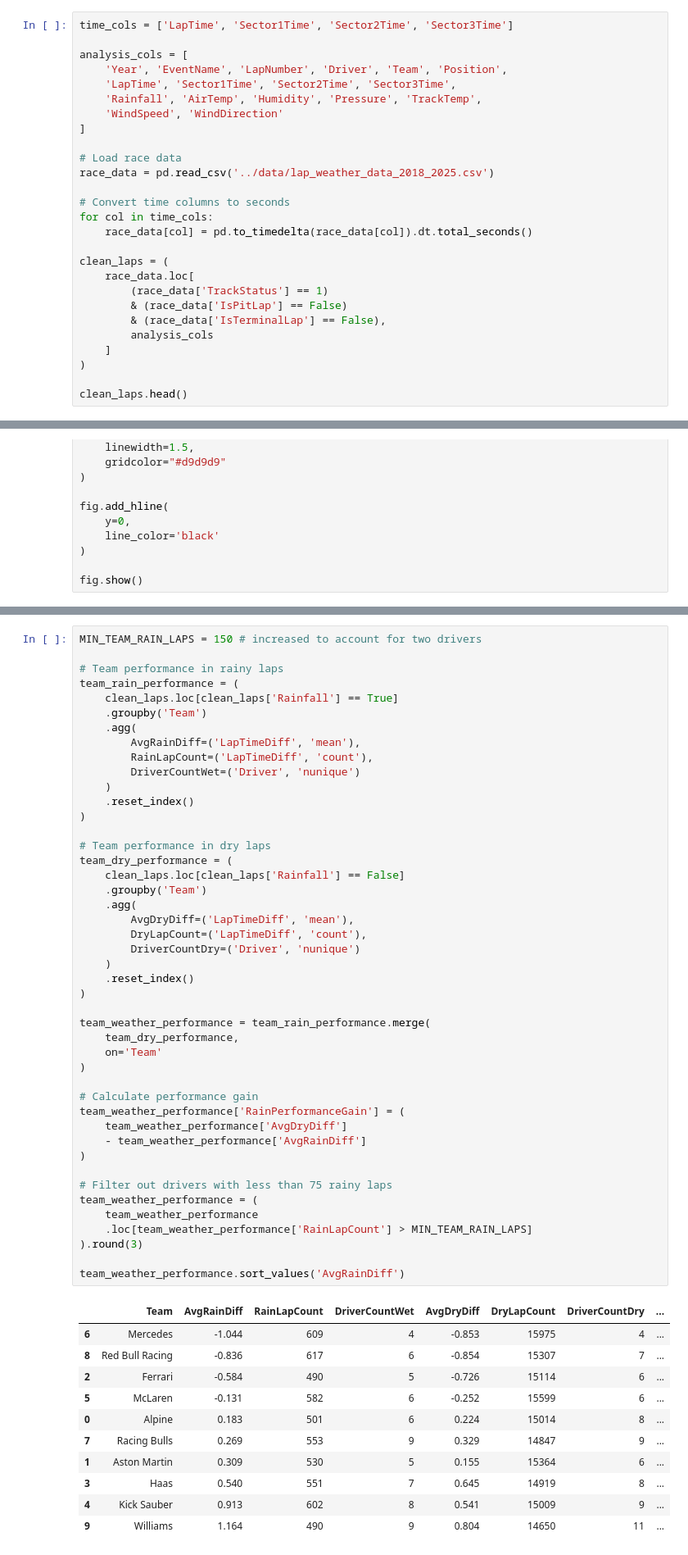
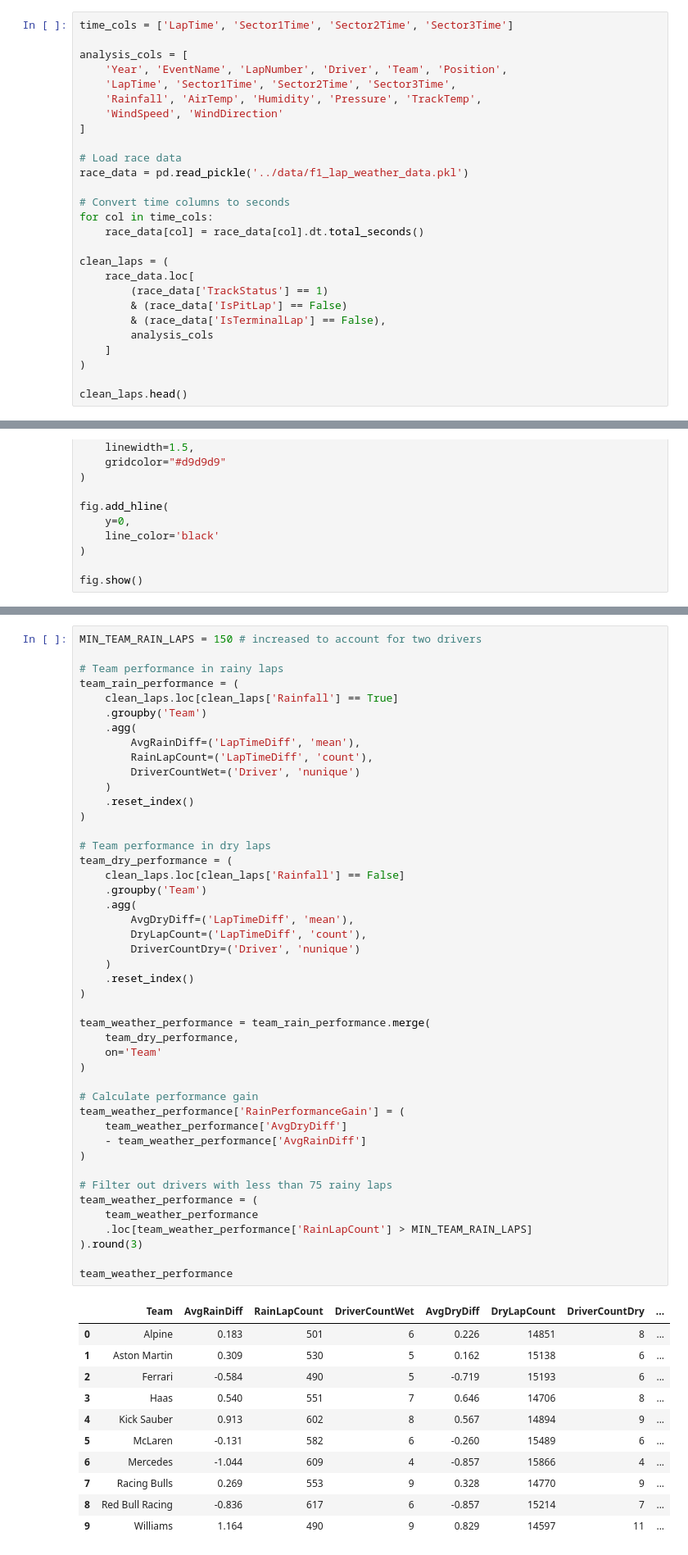
Before and after one commit to CodyRB24/mads-f1-analysis, a Jupyter notebook: notebooks/race_data_analysis.ipynb, the cells around one changed output, grey strips where cells are left out. Shown at 82% size. Cells and saved outputs as stored; diff of their text form.

```diff
--- a/notebooks/race_analysis.ipynb
+++ b/notebooks/race_data_analysis.ipynb
@@ -23,11 +23,11 @@ analysis_cols = [
 ]
 
 # Load race data
-race_data = pd.read_csv('../data/lap_weather_data_2018_2025.csv')
+race_data = pd.read_pickle('../data/f1_lap_weather_data.pkl')
 
 # Convert time columns to seconds
 for col in time_cols:
-    race_data[col] = pd.to_timedelta(race_data[col]).dt.total_seconds()
+    race_data[col] = race_data[col].dt.total_seconds()
 
 clean_laps = (
     race_data.loc[
@@ -444,41 +444,41 @@ team_rain_performance = (
 team_dry_performance = (
     clean_laps.loc[clean_laps['Rainfall'] == False]
     .groupby('Team')
     .agg(
         AvgDryDiff=('LapTimeDiff', 'mean'),
         DryLapCount=('LapTimeDiff', 'count'),
         DriverCountDry=('Driver', 'nunique')
     )
     .reset_index()
 )
 
 team_weather_performance = team_rain_performance.merge(
     team_dry_performance,
     on='Team'
 )
 
 # Calculate performance gain
 team_weather_performance['RainPerformanceGain'] = (
     team_weather_performance['AvgDryDiff']
     - team_weather_performance['AvgRainDiff']
 )
 
 # Filter out drivers with less than 75 rainy laps
 team_weather_performance = (
     team_weather_performance
     .loc[team_weather_performance['RainLapCount'] > MIN_TEAM_RAIN_LAPS]
 ).round(3)
 
-team_weather_performance.sort_values('AvgRainDiff')
+team_weather_performance
 # %% [output]
 |  | Team | AvgRainDiff | RainLapCount | DriverCountWet | AvgDryDiff | DryLapCount | DriverCountDry | ... |
-| 6 | Mercedes | -1.044 | 609 | 4 | -0.853 | 15975 | 4 | ... |
-| 8 | Red Bull Racing | -0.836 | 617 | 6 | -0.854 | 15307 | 7 | ... |
-| 2 | Ferrari | -0.584 | 490 | 5 | -0.726 | 15114 | 6 | ... |
-| 5 | McLaren | -0.131 | 582 | 6 | -0.252 | 15599 | 6 | ... |
-| 0 | Alpine | 0.183 | 501 | 6 | 0.224 | 15014 | 8 | ... |
-| 7 | Racing Bulls | 0.269 | 553 | 9 | 0.329 | 14847 | 9 | ... |
-| 1 | Aston Martin | 0.309 | 530 | 5 | 0.155 | 15364 | 6 | ... |
-| 3 | Haas | 0.540 | 551 | 7 | 0.645 | 14919 | 8 | ... |
-| 4 | Kick Sauber | 0.913 | 602 | 8 | 0.541 | 15009 | 9 | ... |
-| 9 | Williams | 1.164 | 490 | 9 | 0.804 | 14650 | 11 | ... |
+| 0 | Alpine | 0.183 | 501 | 6 | 0.226 | 14851 | 8 | ... |
+| 1 | Aston Martin | 0.309 | 530 | 5 | 0.162 | 15138 | 6 | ... |
+| 2 | Ferrari | -0.584 | 490 | 5 | -0.719 | 15193 | 6 | ... |
+| 3 | Haas | 0.540 | 551 | 7 | 0.646 | 14706 | 8 | ... |
+| 4 | Kick Sauber | 0.913 | 602 | 8 | 0.567 | 14894 | 9 | ... |
+| 5 | McLaren | -0.131 | 582 | 6 | -0.260 | 15489 | 6 | ... |
+| 6 | Mercedes | -1.044 | 609 | 4 | -0.857 | 15866 | 4 | ... |
+| 7 | Racing Bulls | 0.269 | 553 | 9 | 0.328 | 14770 | 9 | ... |
+| 8 | Red Bull Racing | -0.836 | 617 | 6 | -0.857 | 15214 | 7 | ... |
+| 9 | Williams | 1.164 | 490 | 9 | 0.829 | 14597 | 11 | ... |
```
Also changed, not shown: parts of 9 cells of this notebook.
